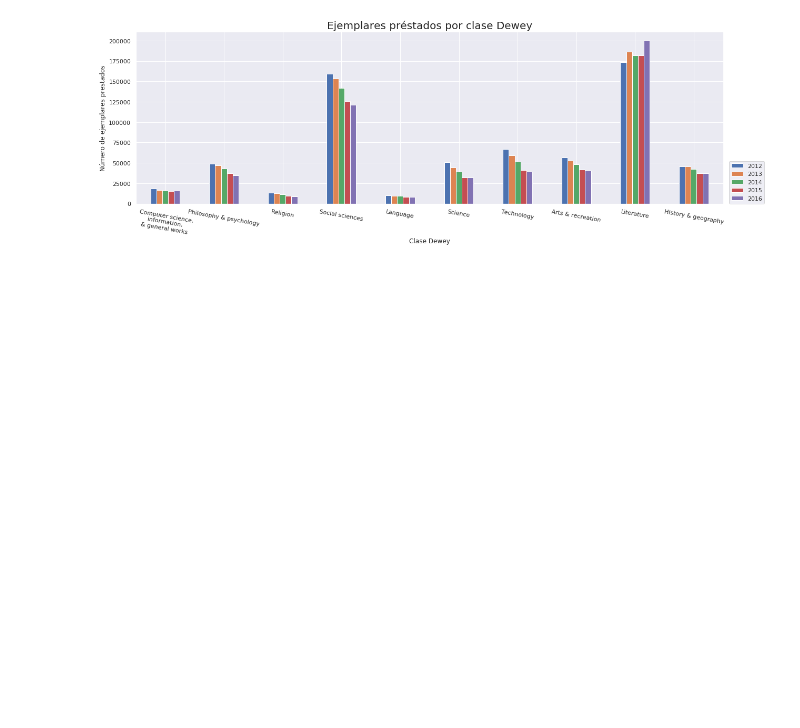
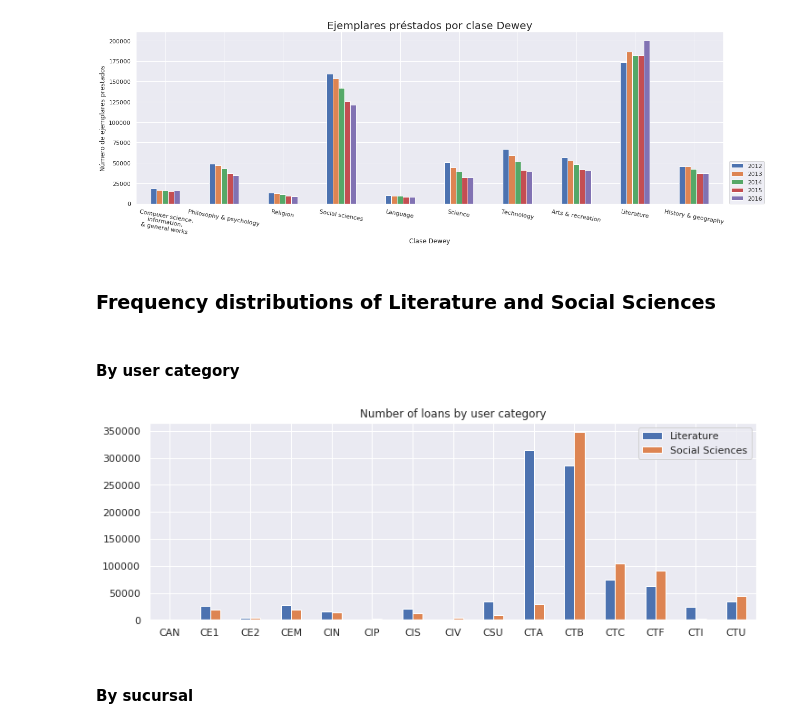
Before and after one commit to mavillard/colombia, a Jupyter notebook: queries.ipynb, the cells around one changed output. Drawn from its saved outputs; the diff is of its cells as text; code cells hidden in the pictures; blank space fills up the shorter version.

Commit message:
Last images

```diff
--- a/queries.ipynb
+++ b/queries.ipynb
@@ -633,3 +633,25 @@ bx.set_xticklabels(values(gdewey_dct))
 bx.set_title('Ejemplares préstados por clase Dewey', fontsize=20);
 # %% [output]
 [figure]
+# %% [markdown]
+### Frequency distributions of Literature and Social Sciences
+# %%
+pdf2 = prestamos_df[(prestamos_df['GDEWEY'] == '8') | (prestamos_df['GDEWEY'] == '3')]
+# %% [markdown]
+#### By user category
+# %%
+sr8a = pdf2[pdf2.GDEWEY == '8']['CATEGORÍA'].value_counts()
+sr3a = pdf2[pdf2.GDEWEY == '3']['CATEGORÍA'].value_counts()
+# %%
+pdf83a = pd.DataFrame(
+    {
+        'Literature': sr8a,
+        'Social Sciences': sr3a,
+    },
+)
+# %%
+pdf83a.plot(kind='bar', rot=0, figsize=(12,4), title='Number of loans by user category');
+# %% [output]
+[figure, added]
+# %% [markdown]
+#### By sucursal
```
Also changed, not shown: parts of 24 cells of this notebook.
